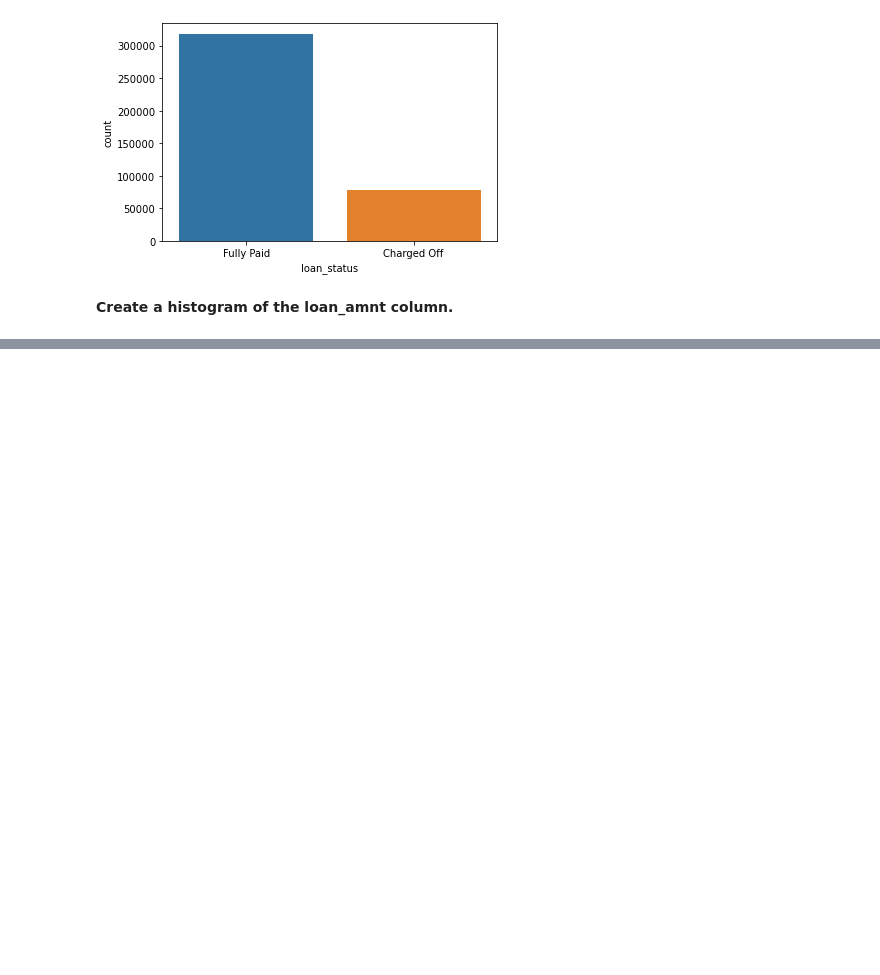
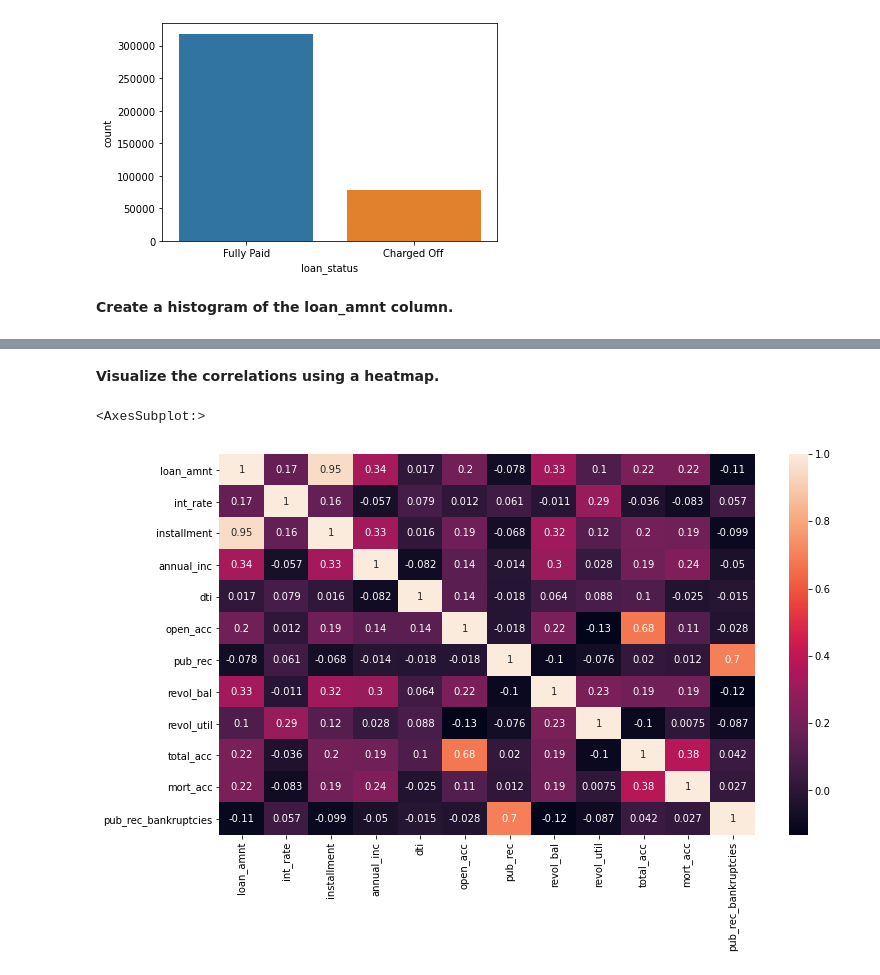
Before and after one commit to mwiginton/python-machine-learning-samples, a Jupyter notebook: tf_keras_sample/loan_offer.ipynb, the cells around one changed output, grey strips where cells are left out. Drawn from its saved outputs; the diff is of its cells as text; code cells hidden in the pictures; blank space fills up the shorter version.

```diff
--- a/tf_keras_sample/loan_offer.ipynb
+++ b/tf_keras_sample/loan_offer.ipynb
@@ -217,0 +220,3 @@ sns.histplot(data=loan_df, x="loan_amnt", bins=30)
+# %%
+corr_df = loan_df.corr()
+corr_df.head()
@@ -217,0 +230,8 @@ sns.histplot(data=loan_df, x="loan_amnt", bins=30)
+# %% [markdown]
+**Visualize the correlations using a heatmap.**
+# %%
+plt.figure(figsize=(12,7))
+sns.heatmap(corr_df, annot=True)
+# %% [output]
+<AxesSubplot:>
+[figure, added]
```
Also changed, not shown: parts of 21 cells of this notebook.
